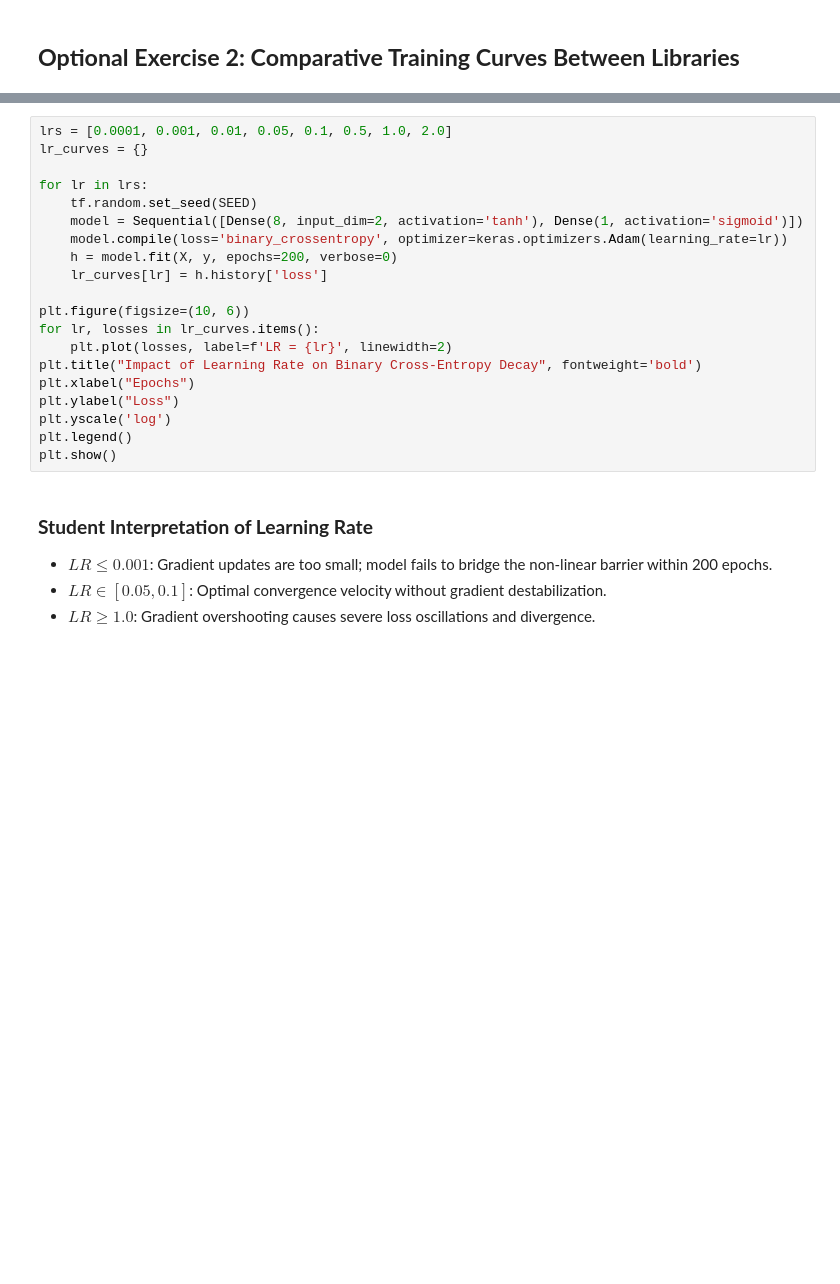
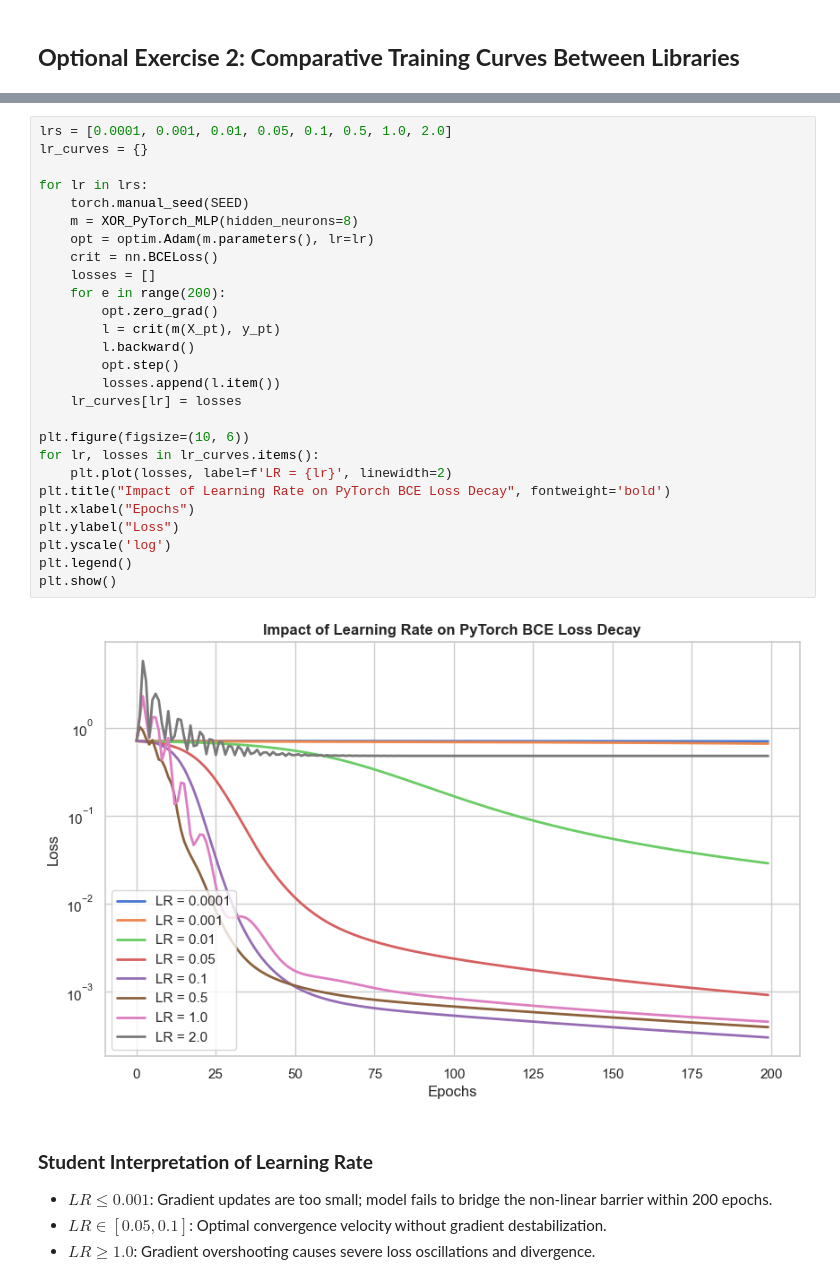
Before and after one commit to Achindra2003/ML-lab-2547105, a Jupyter notebook: Lab 10/Lab_10_MLP_XOR.ipynb, the cells around one changed output, grey strips where cells are left out. Saved outputs shown, nothing was run; the diff lists cells and outputs as text; blank space fills up the shorter version.

```diff
--- a/Lab 10/Lab_10_MLP_XOR.ipynb
+++ b/Lab 10/Lab_10_MLP_XOR.ipynb
@@ -298,23 +355,32 @@ Testing $LR \in [0.0001, 0.001, 0.01, 0.05, 0.1, 0.5, 1.0, 2.0]$.
 # %%
 lrs = [0.0001, 0.001, 0.01, 0.05, 0.1, 0.5, 1.0, 2.0]
 lr_curves = {}
 
 for lr in lrs:
-    tf.random.set_seed(SEED)
-    model = Sequential([Dense(8, input_dim=2, activation='tanh'), Dense(1, activation='sigmoid')])
-    model.compile(loss='binary_crossentropy', optimizer=keras.optimizers.Adam(learning_rate=lr))
-    h = model.fit(X, y, epochs=200, verbose=0)
-    lr_curves[lr] = h.history['loss']
+    torch.manual_seed(SEED)
+    m = XOR_PyTorch_MLP(hidden_neurons=8)
+    opt = optim.Adam(m.parameters(), lr=lr)
+    crit = nn.BCELoss()
+    losses = []
+    for e in range(200):
+        opt.zero_grad()
+        l = crit(m(X_pt), y_pt)
+        l.backward()
+        opt.step()
+        losses.append(l.item())
+    lr_curves[lr] = losses
 
 plt.figure(figsize=(10, 6))
 for lr, losses in lr_curves.items():
     plt.plot(losses, label=f'LR = {lr}', linewidth=2)
-plt.title("Impact of Learning Rate on Binary Cross-Entropy Decay", fontweight='bold')
+plt.title("Impact of Learning Rate on PyTorch BCE Loss Decay", fontweight='bold')
 plt.xlabel("Epochs")
 plt.ylabel("Loss")
 plt.yscale('log')
 plt.legend()
 plt.show()
+# %% [output]
+[figure, added]
 # %% [markdown]
 ### **Student Interpretation of Learning Rate**
 - $LR \le 0.001$: Gradient updates are too small; model fails to bridge the non-linear barrier within 200 epochs.
```
Also changed, not shown: parts of 13 cells of this notebook, 1 other file.
